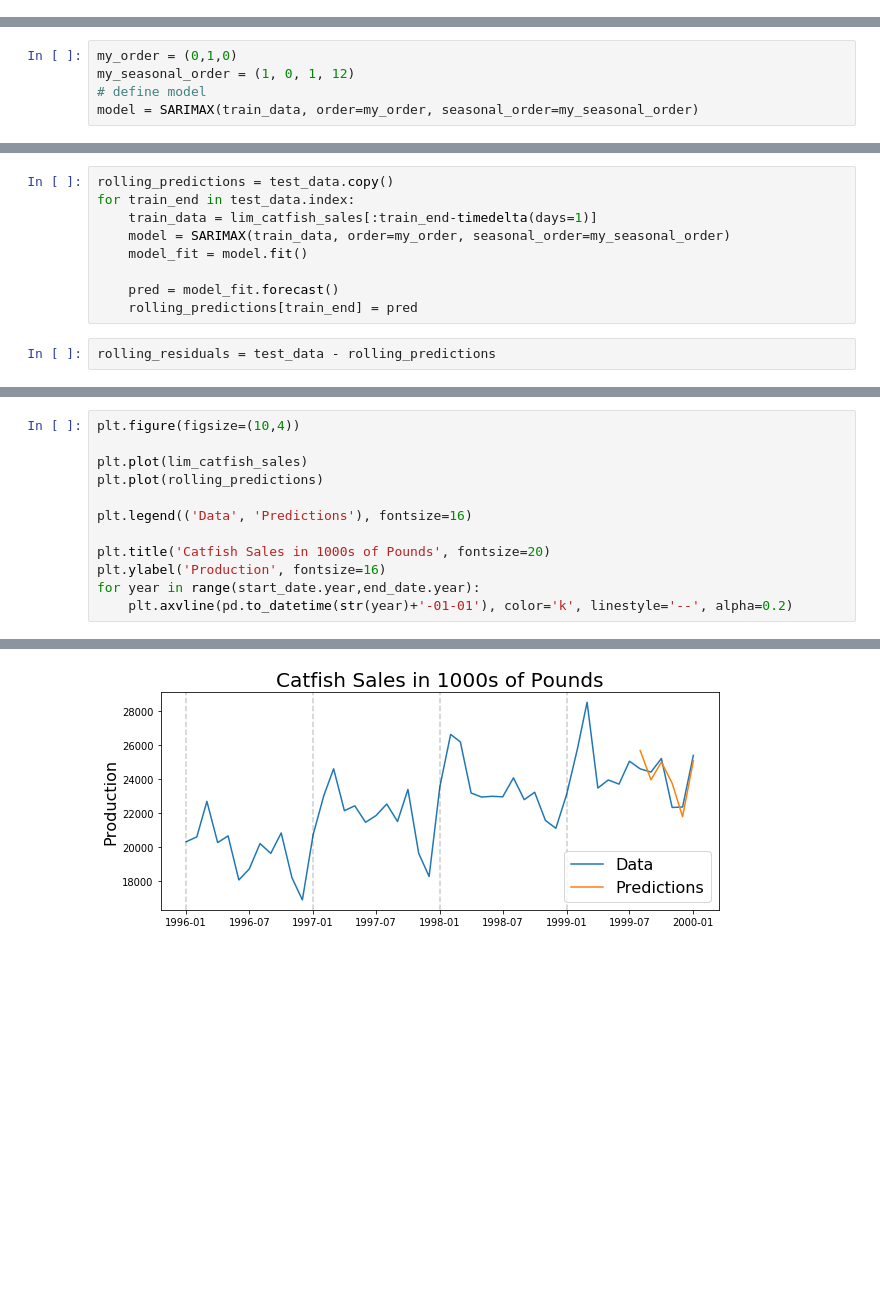
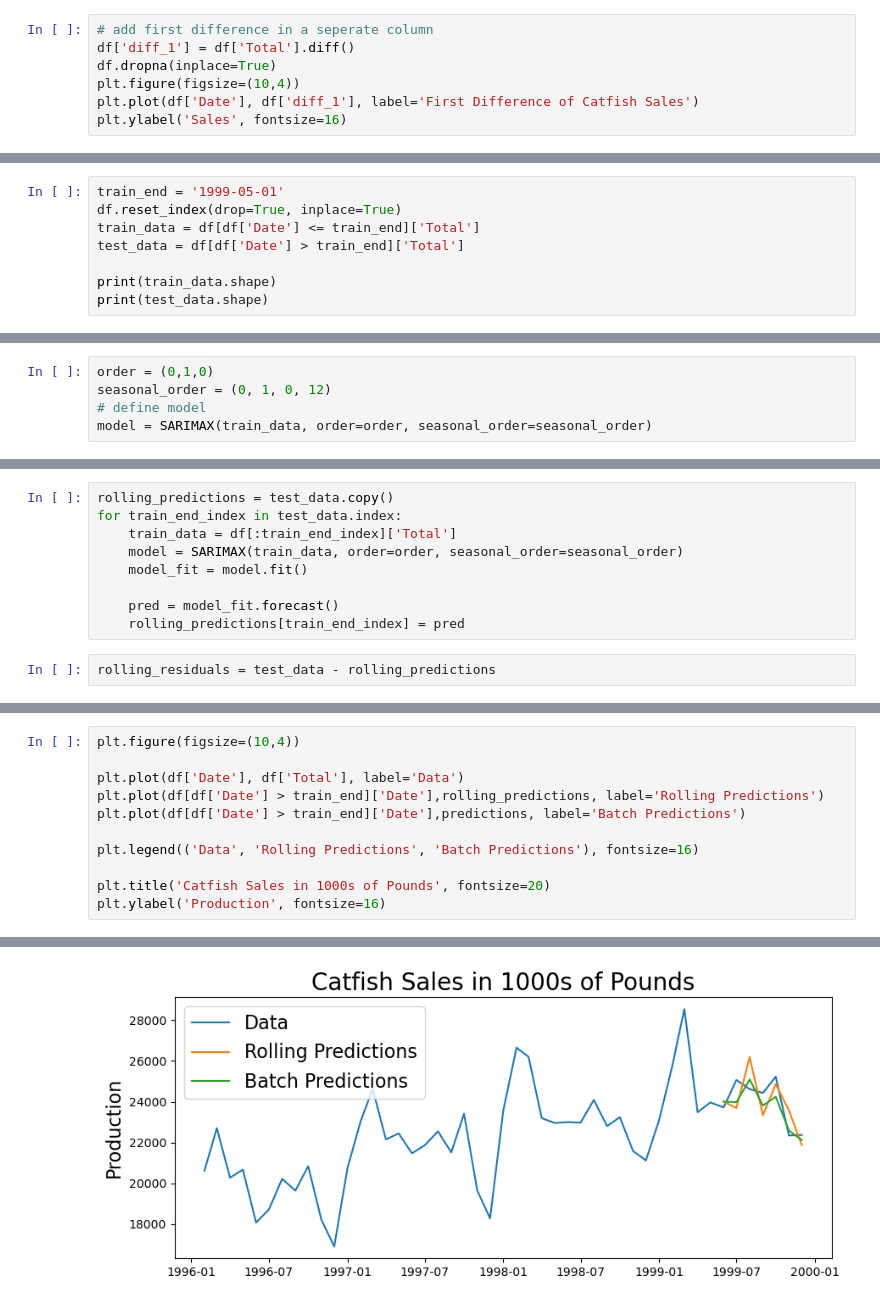
Before and after one commit to SalK91/time_series_101, a Jupyter notebook: 4c_sarmia_model.ipynb, the cells around one changed output, grey strips where cells are left out. Cells and saved outputs as stored; diff of their text form; blank space fills up the shorter version.

```diff
--- a/4c_sarmia_model.ipynb
+++ b/4c_sarmia_model.ipynb
@@ -52,0 +38,7 @@ plt.axhline(0, color='k', linestyle='--', alpha=0.2)
+# %%
+# add first difference in a seperate column
+df['diff_1'] = df['Total'].diff()
+df.dropna(inplace=True)
+plt.figure(figsize=(10,4))
+plt.plot(df['Date'], df['diff_1'], label='First Difference of Catfish Sales')
+plt.ylabel('Sales', fontsize=16)
@@ -82,0 +72,8 @@ test_data = lim_catfish_sales[train_end + timedelta(days=1):test_end]
+# %%
+train_end = '1999-05-01'
+df.reset_index(drop=True, inplace=True)
+train_data = df[df['Date'] <= train_end]['Total']
+test_data = df[df['Date'] > train_end]['Total']
+
+print(train_data.shape)
+print(test_data.shape)
@@ -85,8 +138,8 @@ test_data = lim_catfish_sales[train_end + timedelta(days=1):test_end]
 # %%
-my_order = (0,1,0)
-my_seasonal_order = (1, 0, 1, 12)
+order = (0,1,0)
+seasonal_order = (0, 1, 0, 12)
 # define model
-model = SARIMAX(train_data, order=my_order, seasonal_order=my_seasonal_order)
+model = SARIMAX(train_data, order=order, seasonal_order=seasonal_order)
 # %%
 #fit the model
 start = time()
@@ -156,13 +210,13 @@ Root Mean Squared Error: 1122.3009354240558
 # Using the Rolling Forecast Origin
 # %%
 rolling_predictions = test_data.copy()
-for train_end in test_data.index:
-    train_data = lim_catfish_sales[:train_end-timedelta(days=1)]
-    model = SARIMAX(train_data, order=my_order, seasonal_order=my_seasonal_order)
+for train_end_index in test_data.index:
+    train_data = df[:train_end_index]['Total']
+    model = SARIMAX(train_data, order=order, seasonal_order=seasonal_order)
     model_fit = model.fit()
 
     pred = model_fit.forecast()
-    rolling_predictions[train_end] = pred
+    rolling_predictions[train_end_index] = pred
 # %%
 rolling_residuals = test_data - rolling_predictions
 # %%
@@ -177,13 +242,12 @@ Text(0, 0.5, 'Error')
 # %%
 plt.figure(figsize=(10,4))
 
-plt.plot(lim_catfish_sales)
-plt.plot(rolling_predictions)
+plt.plot(df['Date'], df['Total'], label='Data')
+plt.plot(df[df['Date'] > train_end]['Date'],rolling_predictions, label='Rolling Predictions')
+plt.plot(df[df['Date'] > train_end]['Date'],predictions, label='Batch Predictions')
 
-plt.legend(('Data', 'Predictions'), fontsize=16)
+plt.legend(('Data', 'Rolling Predictions', 'Batch Predictions'), fontsize=16)
 
 plt.title('Catfish Sales in 1000s of Pounds', fontsize=20)
 plt.ylabel('Production', fontsize=16)
-for year in range(start_date.year,end_date.year):
-    plt.axvline(pd.to_datetime(str(year)+'-01-01'), color='k', linestyle='--', alpha=0.2)
 # %% [output]
@@ -190,4 +255,4 @@ for year in range(start_date.year,end_date.year):
-[figure, old version]
+[figure, new version]
 # %%
 print('Mean Absolute Percent Error:', round(np.mean(abs(rolling_residuals/test_data)),4))
 # %% [output]
```
Also changed, not shown: parts of 29 cells of this notebook, 1 other file.
